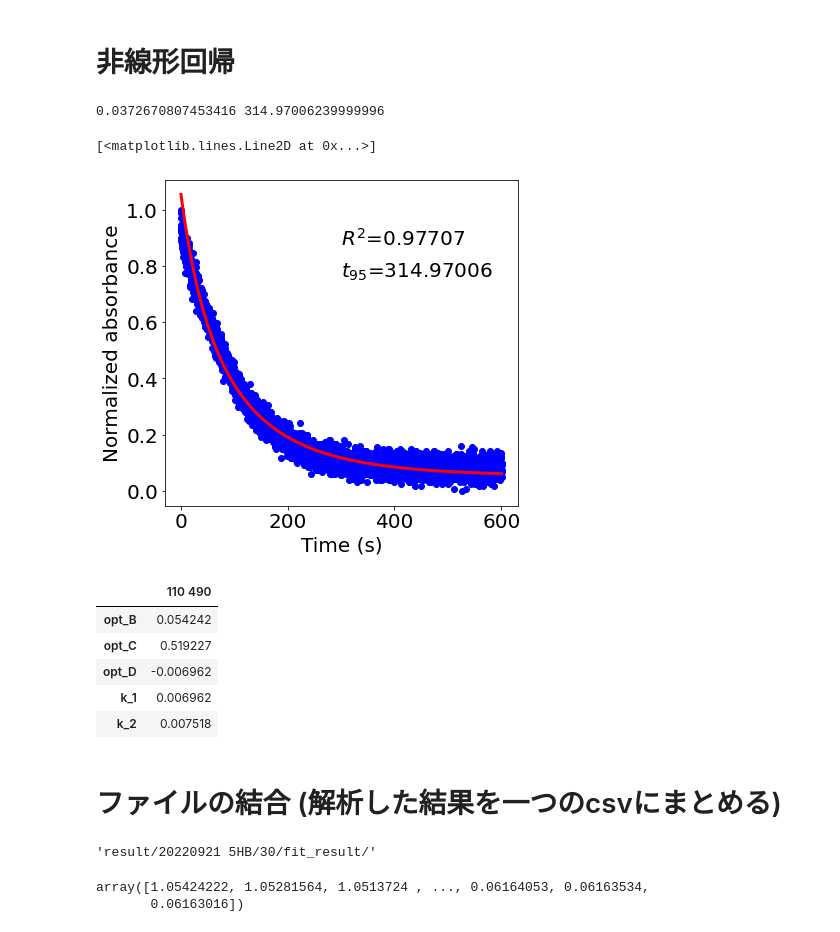
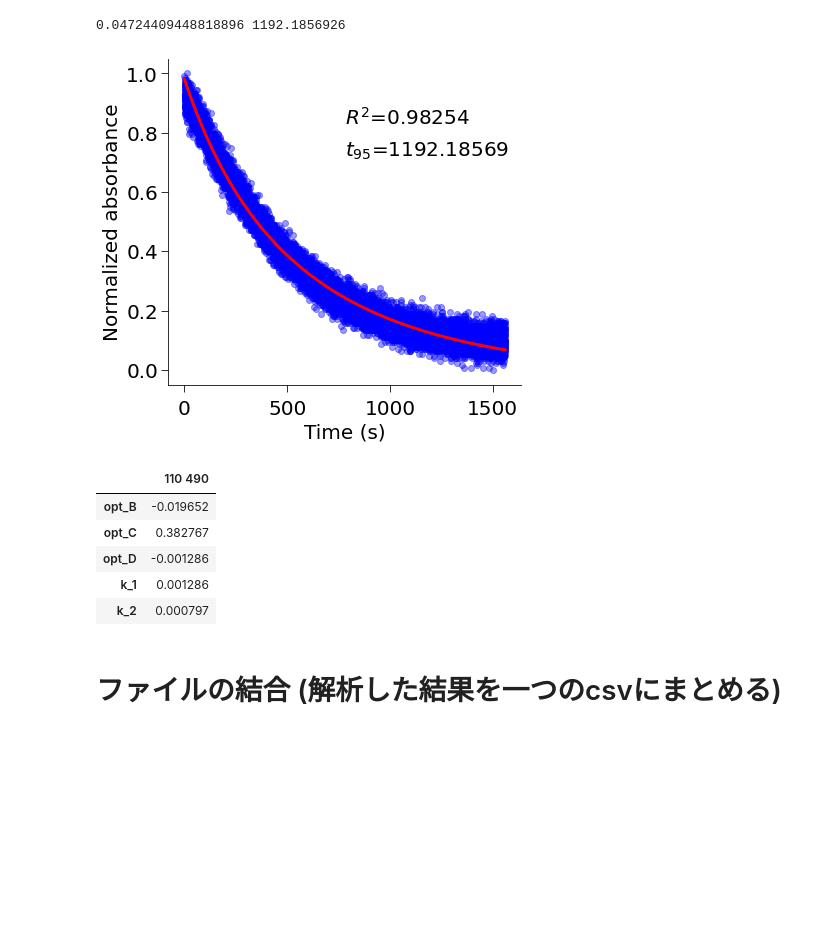
Before and after one commit to ryo0504/hjlab-decay-curve, a Jupyter notebook: src/select_curve.ipynb, the cells around one changed output. Saved outputs shown, nothing was run; the diff lists cells and outputs as text; code cells hidden in the pictures; blank space fills up the shorter version.

```diff
--- a/src/select_curve.ipynb
+++ b/src/select_curve.ipynb
@@ -11,7 +11,7 @@ import glob
 
 plt.rcParams["font.family"] = "sans-serif"
 
-file = "時系列/csv/20220921 5HB/30/110 490.csv"
+file = "時系列/csv/20220921 5HB/0/110 490.csv"
 data = pd.read_csv(file)
 df_data = data.drop(["old_name", "new_name"], axis=1)
 
@@ -107,10 +103,7 @@ df_result.to_csv(result_dir + file_name + ".csv", index=False)
-# %% [markdown]
-# 非線形回帰
 # %%
-# 参考　https://kunassy.com/python-curve_fit/
+# 非線形回帰
 
-
-%matplotlib widget
+# %matplotlib widget
 import matplotlib
 import matplotlib.pyplot as plt
 
@@ -143,6 +136,7 @@ for i in range(len(x)):
 
 data_kinetic_model_f1 = np.array([x, y])
 
+# パラメーターの初期値 B,C,D
 param_init_dict = {
         "data_kinetic_model_f1":[0, 0.6, -0.01]
         }
@@ -157,37 +151,62 @@ def fit(func, x, param_init):
     param_init:パラメータの初期値
     popｔ:最適化されたパラメータ
     pocv:パラメータの共分散
     """
     X = x[0]
     Y = x[1]
     popt,pocv=curve_fit(func, X, Y, p0=param_init)
     perr = np.sqrt(np.diag(pocv)) #対角成分が各パラメータの標準誤差に相当
     y=func(sample_x, *popt)
     return y, popt, perr
 
 fit_result = fit(kinetic_model_f1, data_kinetic_model_f1, param_init_dict["data_kinetic_model_f1"])
 # R2の計算
 residuals =  y - fit_result[0]
 rss = np.sum(residuals**2)#residual sum of squares = rss
 tss = np.sum((y-np.mean(y))**2)#total sum of squares = tss
 r_squared = 1 - (rss / tss)
 
 plt.rcParams["font.family"] = "sans-serif"
 plt.rcParams["font.size"] = 20
+#軸主目盛り線の長さ
+plt.rcParams["xtick.major.size"] = 7
+plt.rcParams["ytick.major.size"] = 7
+#x軸補助目盛り線の長さ
+plt.rcParams["xtick.minor.size"] = 4
+
+plt.rcParams["legend.frameon"] = False
+
 fig, ax = plt.subplots(1, 1, figsize=(7, 6))
+
+# x軸ラベルの下に空間を生成
+# ax.get_xaxis().set_tick_params(pad=8)
+
+# 目盛りを外に出す
+ax.tick_params(direction='out')
+# 枠線の消去
+ax.spines['right'].set_visible(False)
+ax.spines['top'].set_visible(False)
 
 ax.set_xlabel('Time (s)')
 ax.set_ylabel('Normalized absorbance')
 ax.annotate("$R^2$="+str(np.round(r_squared,5)), xy=(0.5, 0.8), xycoords='axes fraction')
 ax.annotate("$t_{95}$="+str(np.round(t_95,5)), xy=(0.5, 0.7), xycoords='axes fraction')
 fig.subplots_adjust(left=0.2)
 
-ax.scatter(data_kinetic_model_f1[0], data_kinetic_model_f1[1], color="blue")
+ax.scatter(data_kinetic_model_f1[0], data_kinetic_model_f1[1], color="blue", alpha=0.4)
 ax.plot(sample_x, fit_result[0], color="red", lw='3')
+
+
+# 元データ、ノーマライズ後、フィットカーブも追加してcsvへ保存
+df_result['norm_time'] = x
+df_result['norm_abs'] = y
+df_result['fit_curve'] = fit_result[0]
+# df_resultの保存
+os.makedirs(result_dir, exist_ok=True)
+df_result.to_csv(result_dir + file_name + ".csv", index=False)
 # %% [output]
-0.0372670807453416 314.97006239999996
+0.04724409448818896 1192.1856926
-[<matplotlib.lines.Line2D at 0x...>]
-[figure, old version]
+[figure, new version]
 # %%
 opt_B = fit_result[1][0]
 opt_C = fit_result[1][1]
@@ -218,11 +237,11 @@ df_opt_params = pd.DataFrame(opt_params, index=opt_columns, columns=[column_name
 df_opt_params
 # %% [output]
 |  | 110 490 |
-| opt_B | 0.054242 |
-| opt_C | 0.519227 |
-| opt_D | -0.006962 |
-| k_1 | 0.006962 |
-| k_2 | 0.007518 |
+| opt_B | -0.019652 |
+| opt_C | 0.382767 |
+| opt_D | -0.001286 |
+| k_1 | 0.001286 |
+| k_2 | 0.000797 |
 # %%
 # fit_resultフォルダに保存し、最後に結合したCSVを出力
 # 図も保存
@@ -291,7 +310,3 @@ df_opt_params_all_T = df_opt_params_all_T.sort_values("sorted_order")
 # 保存
 os.makedirs(fit_result_dir + "concat", exist_ok=True)
 df_opt_params_all_T.to_csv(fit_result_dir + "concat/result_df.csv", index=True)
-# %%
-fit_result_dir
-# %% [output]
-'result/20220921 5HB/30/fit_result/'
@@ -335,5 +312,0 @@ a = a.sort_values("sorted_order_i_list")
-# %%
-fit_result[0]
-# %% [output]
-array([1.05424222, 1.05281564, 1.0513724 , ..., 0.06164053, 0.06163534,
-       0.06163016])
```
Also changed, not shown: parts of 7 cells of this notebook, 3 other files.
